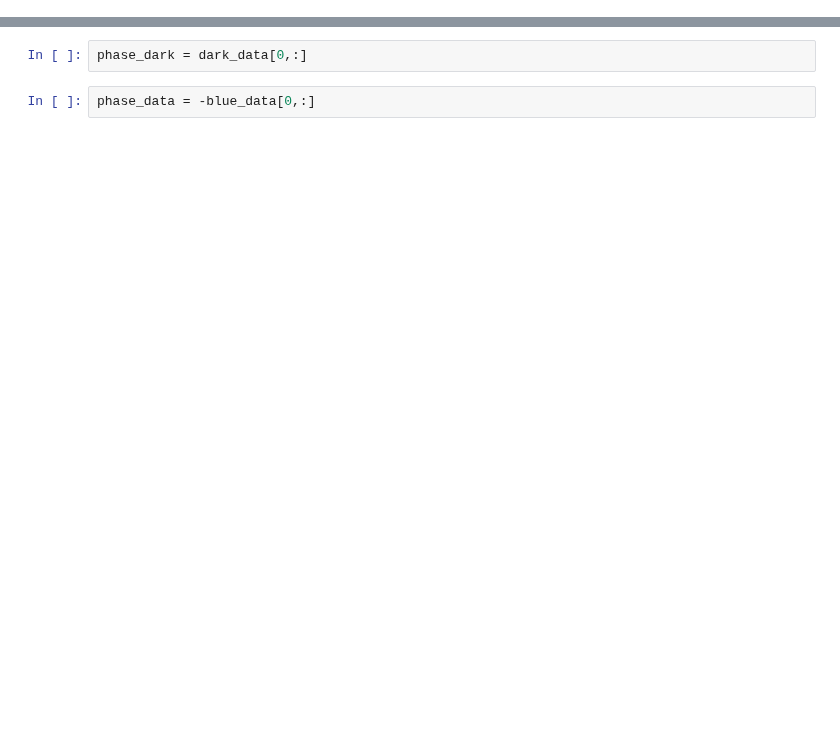
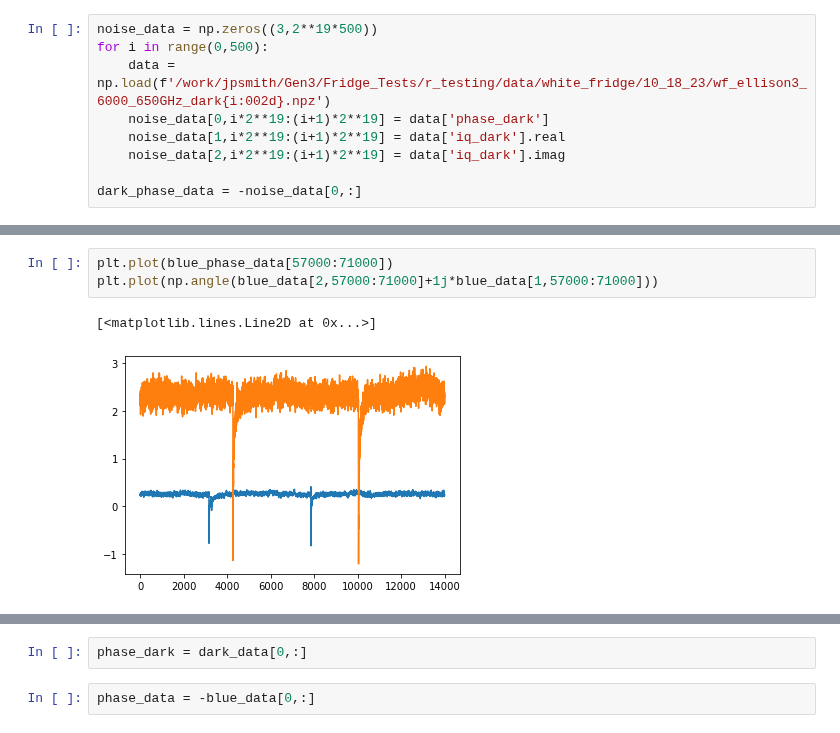
Before and after one commit to MazinLab/MKIDReadoutAnalysis, a Jupyter notebook: R_test.ipynb, the cells around one changed output, grey strips where cells are left out. Cells and saved outputs as stored; diff of their text form; blank space fills up the shorter version.

```diff
--- a/R_test.ipynb
+++ b/R_test.ipynb
@@ -12,2 +13,11 @@ from mkidcore.config import ConfigThing
 import copy
 %matplotlib inline
+# %%
+noise_data = np.zeros((3,2**19*500))
+for i in range(0,500):
+    data = np.load(f'/work/jpsmith/Gen3/Fridge_Tests/r_testing/data/white_fridge/10_18_23/wf_ellison3_6000_650GHz_dark{i:002d}.npz')
+    noise_data[0,i*2**19:(i+1)*2**19] = data['phase_dark']
+    noise_data[1,i*2**19:(i+1)*2**19] = data['iq_dark'].real
+    noise_data[2,i*2**19:(i+1)*2**19] = data['iq_dark'].imag
+
+dark_phase_data = -noise_data[0,:]
@@ -22,0 +65,6 @@ for i in range(0,50):
+# %%
+plt.plot(blue_phase_data[57000:71000])
+plt.plot(np.angle(blue_data[2,57000:71000]+1j*blue_data[1,57000:71000]))
+# %% [output]
+[<matplotlib.lines.Line2D at 0x...>]
+[figure, added]
```
Also changed, not shown: parts of 60 cells of this notebook, 1 other file.
